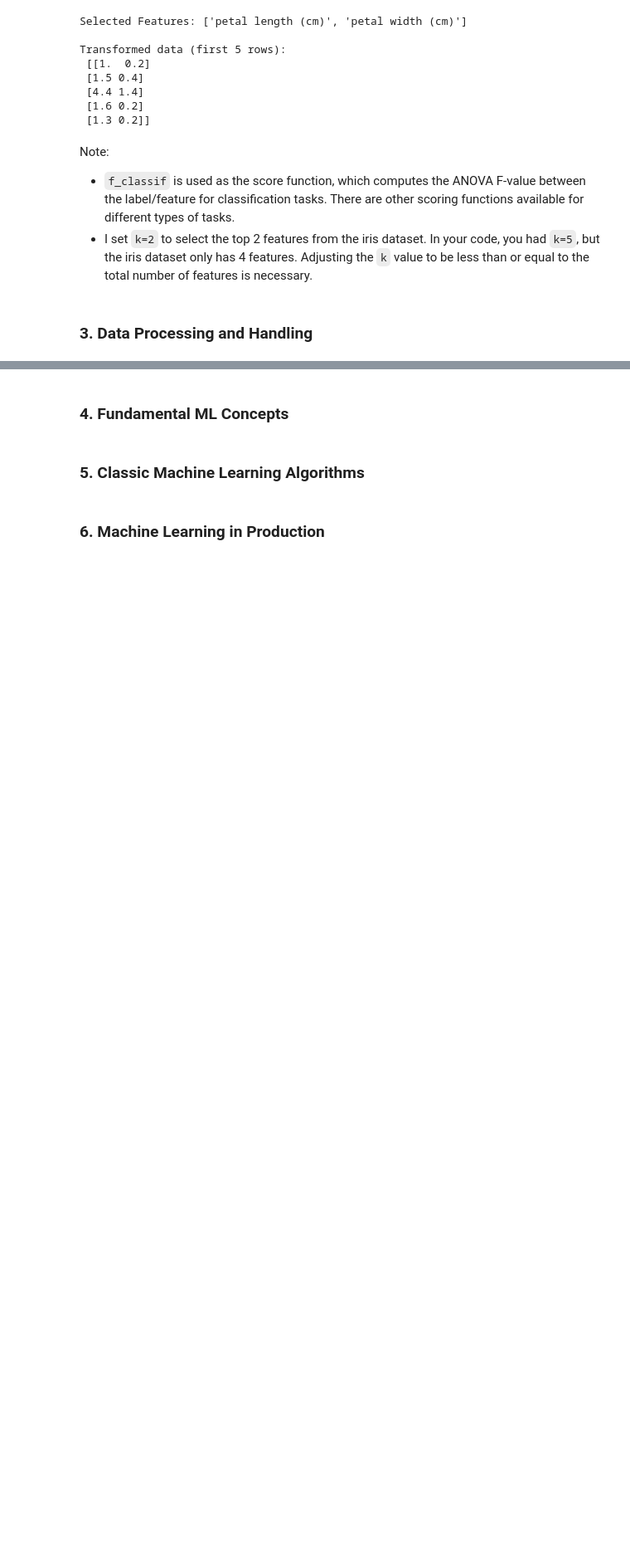
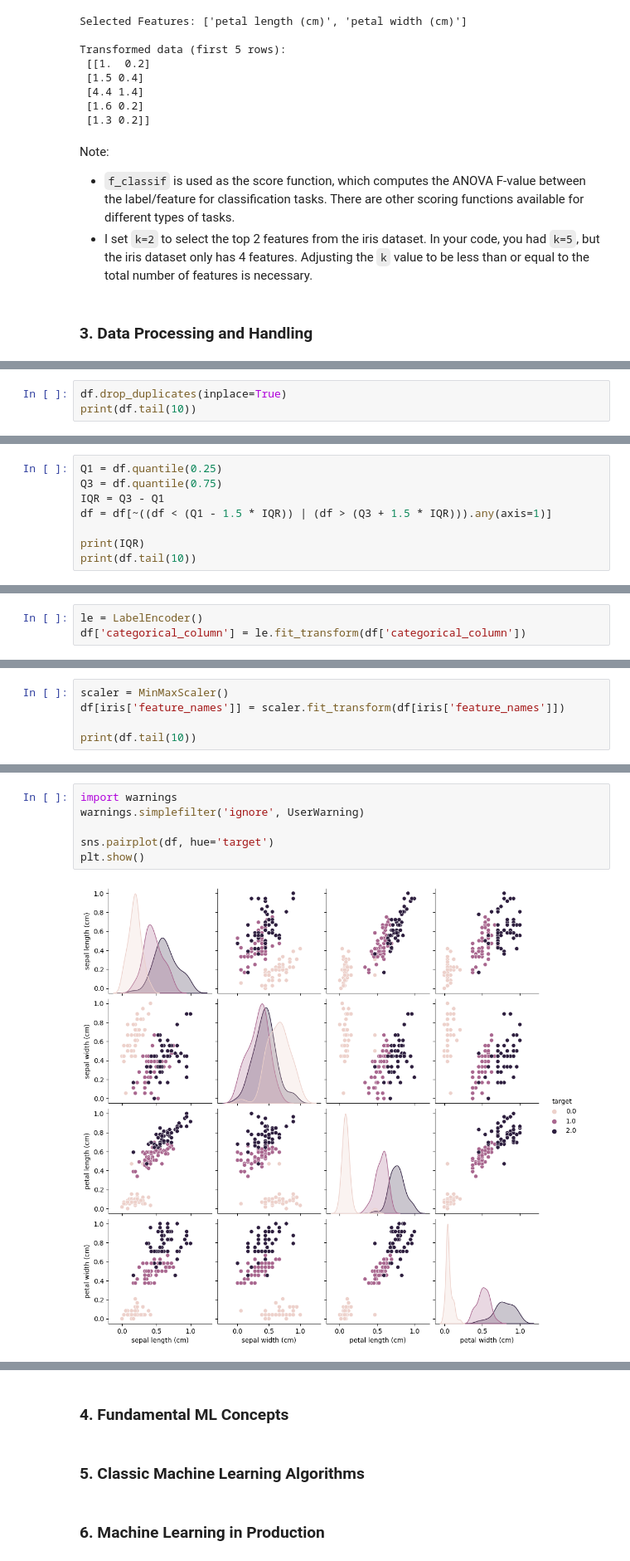
Before and after one commit to natapone/learning_ai_by_coding, a Jupyter notebook: 2-1_ML.ipynb, the cells around one changed output, grey strips where cells are left out. Shown at 83% size. Cells and saved outputs as stored; diff of their text form; blank space fills up the shorter version.

```diff
--- a/2-1_ML.ipynb
+++ b/2-1_ML.ipynb
@@ -449,0 +702,3 @@ Note:
+# %%
+df.drop_duplicates(inplace=True)
+print(df.tail(10))
@@ -449,0 +725,8 @@ Note:
+# %%
+Q1 = df.quantile(0.25)
+Q3 = df.quantile(0.75)
+IQR = Q3 - Q1
+df = df[~((df < (Q1 - 1.5 * IQR)) | (df > (Q3 + 1.5 * IQR))).any(axis=1)]
+
+print(IQR)
+print(df.tail(10))
@@ -449,0 +755,3 @@ Note:
+# %%
+le = LabelEncoder()
+df['categorical_column'] = le.fit_transform(df['categorical_column'])
@@ -449,0 +760,5 @@ Note:
+# %%
+scaler = MinMaxScaler()
+df[iris['feature_names']] = scaler.fit_transform(df[iris['feature_names']])
+
+print(df.tail(10))
@@ -449,0 +787,8 @@ Note:
+# %%
+import warnings
+warnings.simplefilter('ignore', UserWarning)
+
+sns.pairplot(df, hue='target')
+plt.show()
+# %% [output]
+[figure, added]
```
Also changed, not shown: parts of 52 cells of this notebook.
